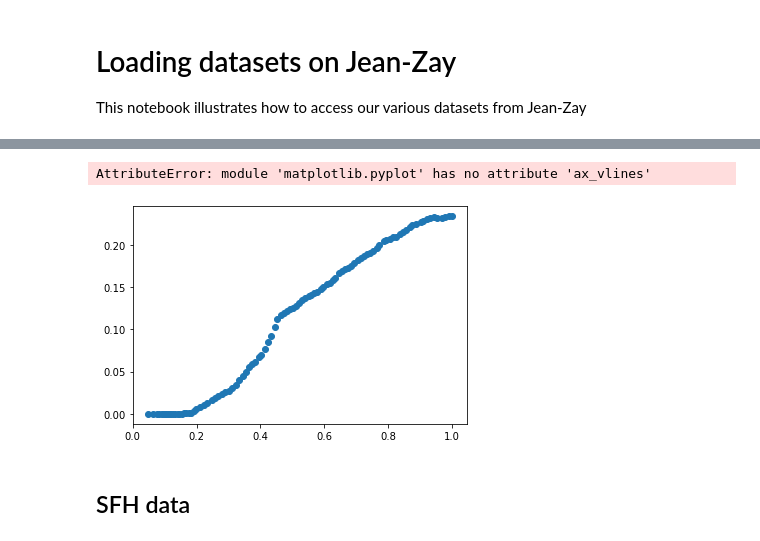
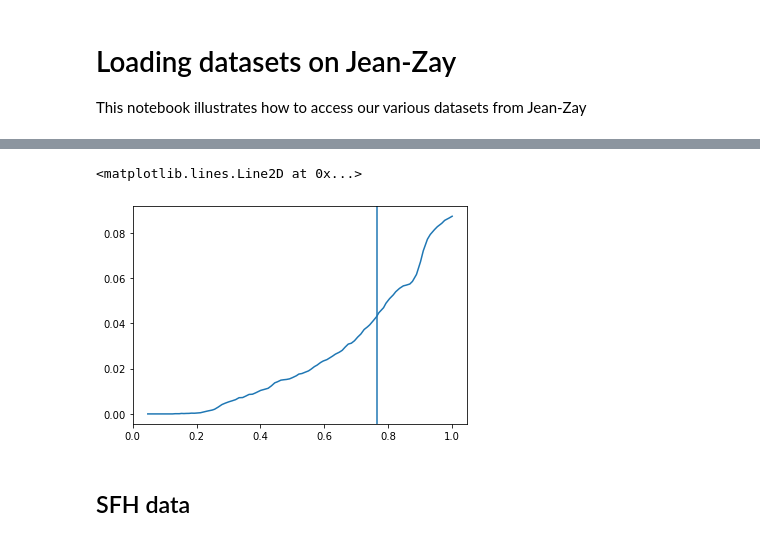
Before and after one commit to EiffL/sfh-inference-hackathon, a Jupyter notebook: notebooks/create_sfhsed_dataset.ipynb, the cells around one changed output, grey strips where cells are left out. Cells and saved outputs as stored; diff of their text form; code cells hidden in the pictures.

```diff
--- a/notebooks/create_sfhsed_dataset.ipynb
+++ b/notebooks/create_sfhsed_dataset.ipynb
@@ -7,6 +7,7 @@ import tensorflow_datasets as tfds
 %pylab inline
 
 #  Important !!!! path to shared tensorflow dataset
-data_dir='/gpfsscratch/rech/qrc/commun/'
+data_dir='/gpfsscratch/rech/qrc/commun/dataset_sfhsed'
+# Should be this data_dir, once moved to correct directory...
 #data_dir = '/linkhome/rech/genatr01/uzu97zj/tensorflow_datasets'
 # %% [output]
@@ -20,4 +15,4 @@ pwd
 # %%
 from sfh.datasets.sfhsed import sfhsed
-dset = tfds.load('sfhsed', split='train')
+dset = tfds.load('sfhsed', split='train', data_dir=data_dir)
 # %% [output]
@@ -75,0 +23,2 @@ plt.scatter(example['flux'], np.arange(len(example['flux'])))
+# %%
+examples = list(dset.take(3))
@@ -76,9 +36,9 @@ plt.scatter(example['flux'], np.arange(len(example['flux'])))
 # %%
-plt.scatter(example['time'], example['mass'][::-1])
-plt.ax_vlines(example['quantile'][4])
+plt.plot(examples[0]['time'], examples[0]['mass'])
+plt.axvline(examples[0]['quantile'][4])
 # %% [output]
-AttributeError: module 'matplotlib.pyplot' has no attribute 'ax_vlines'
+<matplotlib.lines.Line2D at 0x...>
-[figure, old version]
+[figure, new version]
 # %% [markdown]
 ## SFH data
 # %%
```
Also changed, not shown: parts of 9 cells of this notebook, 1 other file.
